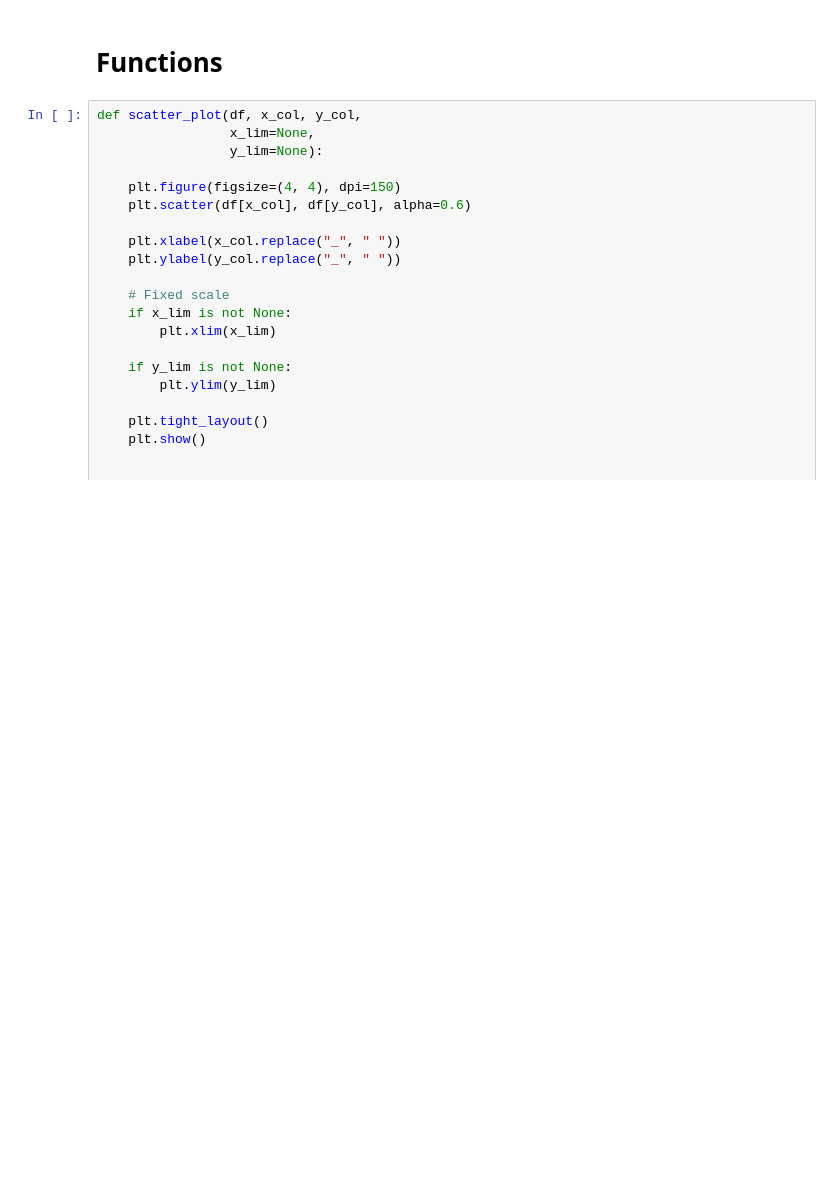
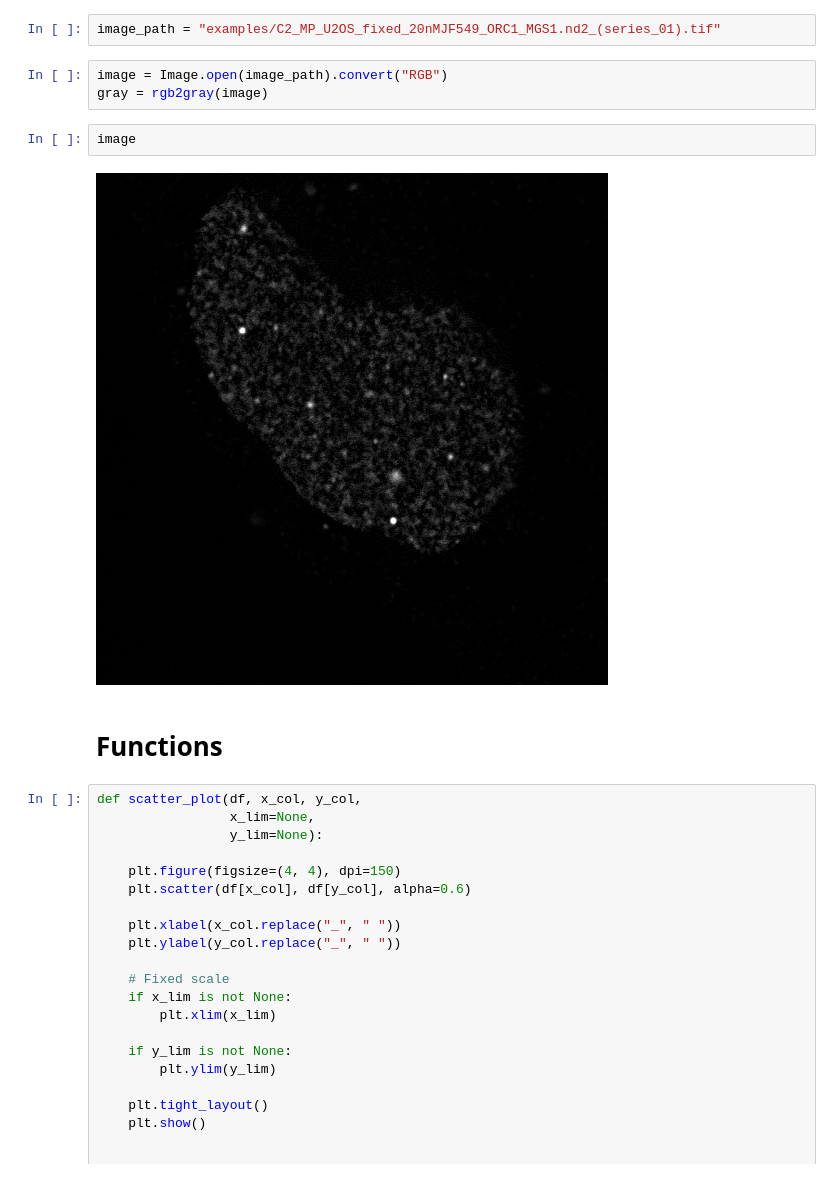
Before and after one commit to Lopatushka/LLPS, a Jupyter notebook: Kmean.ipynb, the cells around one changed output. Cells and saved outputs as stored; diff of their text form; blank space fills up the shorter version.

```diff
--- a/Kmean.ipynb
+++ b/Kmean.ipynb
@@ -15,3 +33,12 @@ from sklearn.preprocessing import StandardScaler
+# %%
+image_path = "examples/C2_MP_U2OS_fixed_20nMJF549_ORC1_MGS1.nd2_(series_01).tif"
+# %%
+image = Image.open(image_path).convert("RGB")
+gray = rgb2gray(image)
+# %%
+image
+# %% [output]
+[figure, added]
 # %% [markdown]
 # Functions
 # %%
```
Also changed, not shown: parts of 22 cells of this notebook.
